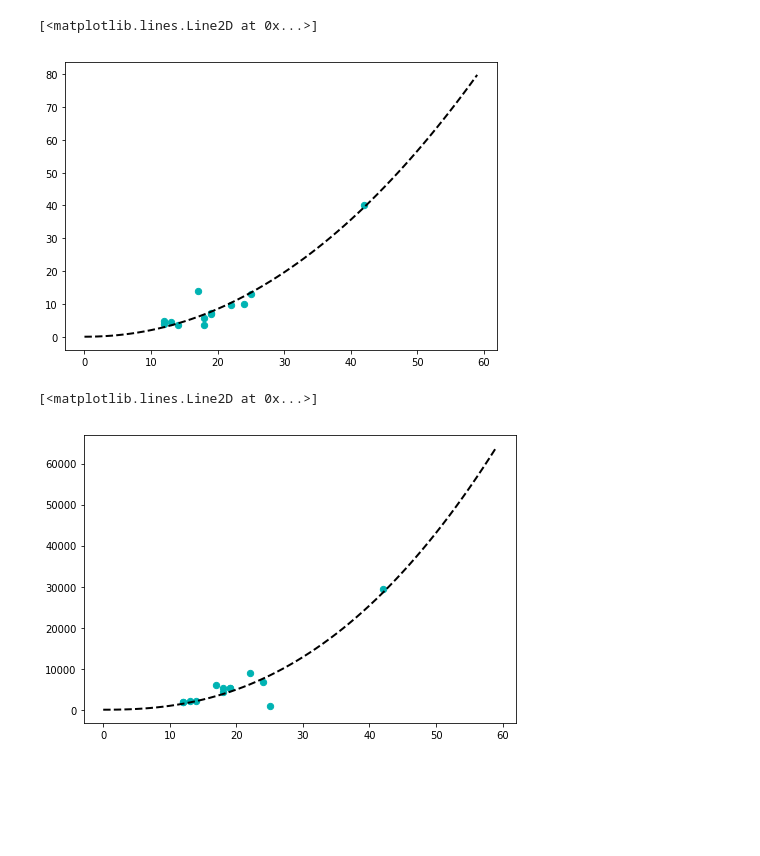
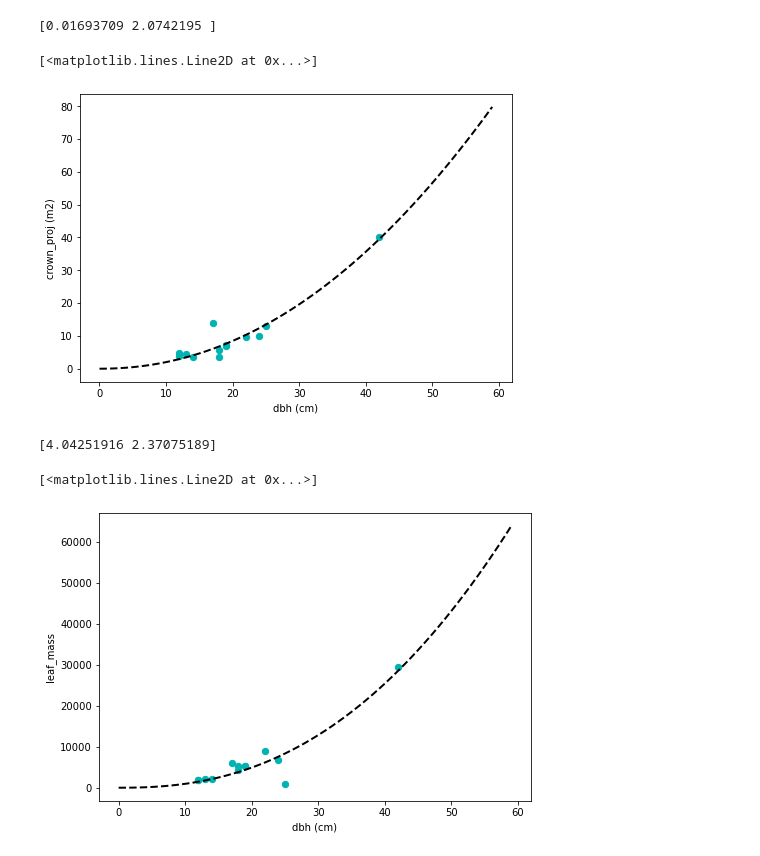
Before and after one commit to ckoven/fates_allometry, a Jupyter notebook: blue_oak_allometry.ipynb, the cells around one changed output. Saved outputs shown, nothing was run; the diff lists cells and outputs as text; code cells hidden in the pictures; blank space fills up the shorter version.

```diff
--- a/blue_oak_allometry.ipynb
+++ b/blue_oak_allometry.ipynb
@@ -99,19 +102,27 @@ ax.plot(np.arange(60), d2h_2pwr(np.arange(60), *pars), linestyle='--', linewidth
 k_mck_data_nobad = k_mck_data.drop(index=0)  ## one of these trees is very weird.
 
 pars, cov = curve_fit(f=carea_2pwr, xdata=k_mck_data_nobad.dbh, ydata=k_mck_data_nobad.crown_proj)
+print(pars)
 fig = plt.figure()
 ax = fig.add_axes([0, 0, 1, 1])
+ax.set_xlabel('dbh (cm)')
+ax.set_ylabel('crown_proj (m2)')
 ax.scatter(k_mck_data_nobad.dbh, k_mck_data_nobad.crown_proj, s=40, color='#00b3b3', label='Data')
 ax.plot(np.arange(60), carea_2pwr(np.arange(60), *pars), linestyle='--', linewidth=2, color='black')
 # %% [output]
-[<matplotlib.lines.Line2D at 0x...>]
+[0.01693709 2.0742195 ]
+[<matplotlib.lines.Line2D at 0x...>]
-[figure, old version]
+[figure, new version]
 # %%
 pars, cov = curve_fit(f=carea_2pwr, xdata=k_mck_data_nobad.dbh, ydata=k_mck_data_nobad.leaf_mass)
+print(pars)
 fig = plt.figure()
 ax = fig.add_axes([0, 0, 1, 1])
+ax.set_xlabel('dbh (cm)')
+ax.set_ylabel('leaf_mass')
 ax.scatter(k_mck_data_nobad.dbh, k_mck_data_nobad.leaf_mass, s=40, color='#00b3b3', label='Data')
 ax.plot(np.arange(60), carea_2pwr(np.arange(60), *pars), linestyle='--', linewidth=2, color='black')
 # %% [output]
-[<matplotlib.lines.Line2D at 0x...>]
+[4.04251916 2.37075189]
+[<matplotlib.lines.Line2D at 0x...>]
-[figure, old version]
+[figure, new version]
```
Also changed, not shown: parts of 12 cells of this notebook.
